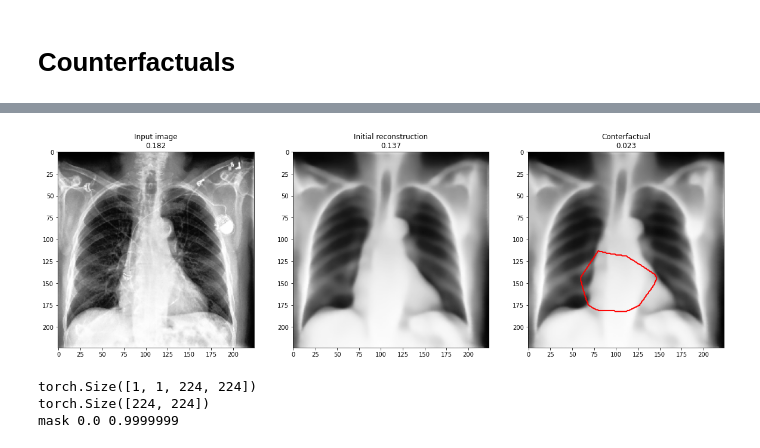
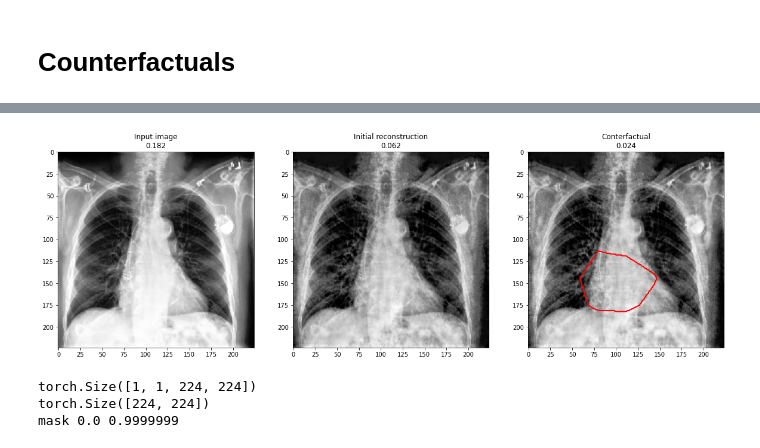
Before and after one commit to florianjuengermann/local-counterfactuals, a Jupyter notebook: XRV_Autoencoder.ipynb, the cells around one changed output, grey strips where cells are left out. Saved outputs shown, nothing was run; the diff lists cells and outputs as text; code cells hidden in the pictures.

Commit message:
counterfactuals working

```diff
--- a/XRV_Autoencoder.ipynb
+++ b/XRV_Autoencoder.ipynb
@@ -288,9 +292,9 @@ def get_saliency(img):
 # %%
 saliency_threshold = 0.75
 mask_weight = 10 # this much more penalty for changes outside of the mask
-use_xrv=True
+use_xrv=False
 
-def find_counterfactual(input_img, target_labels, target_weight=1e2):
+def find_counterfactual(input_img, target_labels, target_weight=1e3):
     mask = torch.tensor(get_saliency(input_img))
 
     mask_th = (mask > saliency_threshold).float()
@@ -399,4 +403,4 @@ Final loss (feature): 0.00055224315
-[figure, old version]
+[figure, new version]
 # %%
 
 def show_saliency(img, mask):
```
Also changed, not shown: parts of 4 cells of this notebook, 2 other files.
